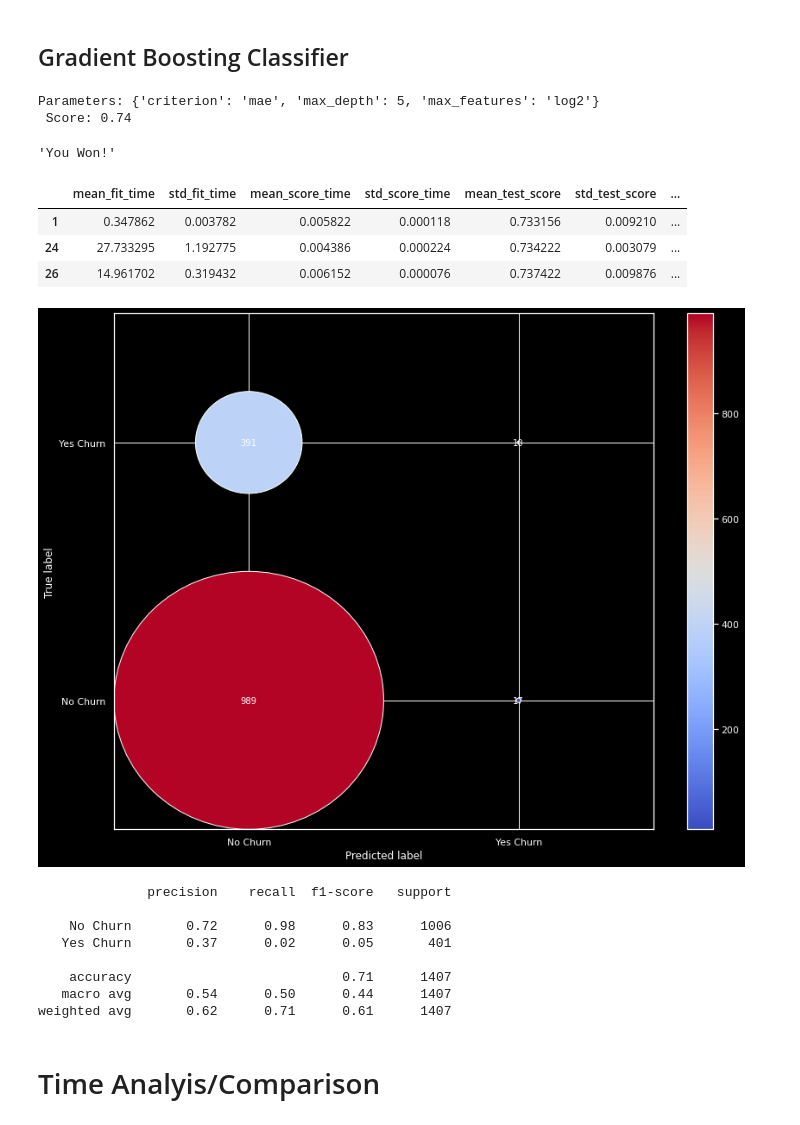
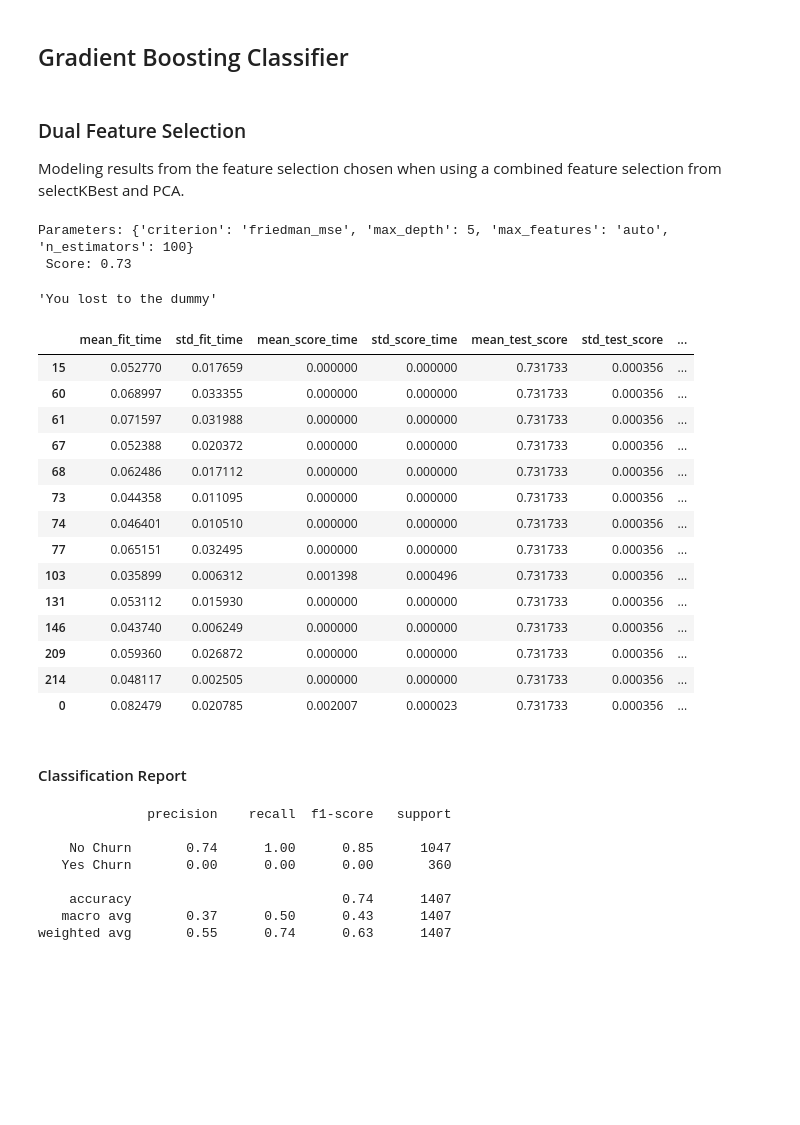
Before and after one commit to KalikaKay/Thinkful-Notebooks, a Jupyter notebook: Supervised_Learning_Model_Selection.ipynb, the cells around one changed output. Saved outputs shown, nothing was run; the diff lists cells and outputs as text; code cells hidden in the pictures; blank space fills up the shorter version.

```diff
--- a/Supervised_Learning_Model_Selection.ipynb
+++ b/Supervised_Learning_Model_Selection.ipynb
@@ -827,0 +1307,3 @@ weighted avg       0.51      0.71      0.60      1407
+# %%
+#Update the results table
+results = results.append(getBest(srfc, sskb, rfcGs.cv_results_, rfcGs.best_index_))
@@ -827,0 +1314,7 @@ weighted avg       0.51      0.71      0.60      1407
+# %%
+#resultl report assignment.
+rfcGs.fit(PX_train, py_train)
+#Prediction on the holdout model.
+rfcP = rfcGs.predict(PX_test)
+#Classification report
+print(classification_report(py_test, rfcP, target_names=target_names))
@@ -828,2 +1334,5 @@ weighted avg       0.51      0.71      0.60      1407
+# %%
+#Update the results table
+results = results.append(getBest(srfc, spca, rfcGs.cv_results_, rfcGs.best_index_))
 # %% [markdown]
 ## Gradient Boosting Classifier
@@ -830,49 +1344,53 @@ weighted avg       0.51      0.71      0.60      1407
+# %% [markdown]
+### Dual Feature Selection
+Modeling results from the feature selection chosen when using a combined feature selection from selectKBest and PCA.
 # %%
 #Gradient Boosting Classifier
-gbc = GradientBoostingClassifier()
-
-#parameters
-gbcPara = {'criterion': ['friedman_mse', 'mse', 'mae'],
-           'max_features': mf,
-           'max_depth': md
-          }
+gbc = GradientBoostingClassifier(n_iter_no_change=2)
 
 gbcGs = GridSearchCV(gbc, gbcPara, cv=cv)
-
+### Remove this and above - code has been move to sit in GBC section.
 gbcGs.fit(X_train, y_train)
 
 print("Parameters: {} \n Score: {:.2f}".format(gbcGs.best_params_, gbcGs.best_score_))
 dummyCompetition(gbcGs.best_score_)
 # %% [output]
-Parameters: {'criterion': 'mae', 'max_depth': 5, 'max_features': 'log2'}
- Score: 0.74
+Parameters: {'criterion': 'friedman_mse', 'max_depth': 5, 'max_features': 'auto', 'n_estimators': 100}
+ Score: 0.73
-'You Won!'
+'You lost to the dummy'
 # %%
 #Update the results table
-results = results.append(getBest('gbc', gbcGs.cv_results_, gbcGs.best_index_))
+results = results.append(getBest('gbc', dual, gbcGs.cv_results_, gbcGs.best_index_))
 #look at the results
 results[results['model'] == 'gbc'].dropna(axis=1)
 # %% [output]
 |  | mean_fit_time | std_fit_time | mean_score_time | std_score_time | mean_test_score | std_test_score | ... |
-| 1 | 0.347862 | 0.003782 | 0.005822 | 0.000118 | 0.733156 | 0.009210 | ... |
-| 24 | 27.733295 | 1.192775 | 0.004386 | 0.000224 | 0.734222 | 0.003079 | ... |
-| 26 | 14.961702 | 0.319432 | 0.006152 | 0.000076 | 0.737422 | 0.009876 | ... |
+| 15 | 0.052770 | 0.017659 | 0.000000 | 0.000000 | 0.731733 | 0.000356 | ... |
+| 60 | 0.068997 | 0.033355 | 0.000000 | 0.000000 | 0.731733 | 0.000356 | ... |
+| 61 | 0.071597 | 0.031988 | 0.000000 | 0.000000 | 0.731733 | 0.000356 | ... |
+| 67 | 0.052388 | 0.020372 | 0.000000 | 0.000000 | 0.731733 | 0.000356 | ... |
+| 68 | 0.062486 | 0.017112 | 0.000000 | 0.000000 | 0.731733 | 0.000356 | ... |
+| 73 | 0.044358 | 0.011095 | 0.000000 | 0.000000 | 0.731733 | 0.000356 | ... |
+| 74 | 0.046401 | 0.010510 | 0.000000 | 0.000000 | 0.731733 | 0.000356 | ... |
+| 77 | 0.065151 | 0.032495 | 0.000000 | 0.000000 | 0.731733 | 0.000356 | ... |
+| 103 | 0.035899 | 0.006312 | 0.001398 | 0.000496 | 0.731733 | 0.000356 | ... |
+| 131 | 0.053112 | 0.015930 | 0.000000 | 0.000000 | 0.731733 | 0.000356 | ... |
+| 146 | 0.043740 | 0.006249 | 0.000000 | 0.000000 | 0.731733 | 0.000356 | ... |
+| 209 | 0.059360 | 0.026872 | 0.000000 | 0.000000 | 0.731733 | 0.000356 | ... |
+| 214 | 0.048117 | 0.002505 | 0.000000 | 0.000000 | 0.731733 | 0.000356 | ... |
+| 0 | 0.082479 | 0.020785 | 0.002007 | 0.000023 | 0.731733 | 0.000356 | ... |
+# %% [markdown]
+#### Classification Report
 # %%
 #Predictions on the holdout
 gbcP = gbcGs.predict(X_test)
-plot_cm(confusion_matrix(y_test, gbcP),['No Churn','Yes Churn'],False)
+print(classification_report(y_test, gbcP, target_names=target_names))
 # %% [output]
-[figure, removed]
+              precision    recall  f1-score   support
+
+    No Churn       0.74      1.00      0.85      1047
+   Yes Churn       0.00      0.00      0.00       360
+
+    accuracy                           0.74      1407
+   macro avg       0.37      0.50      0.43      1407
+weighted avg       0.55      0.74      0.63      1407
-# %%
-print(classification_report(y_test, gbcP, target_names=target_names))
-# %% [output]
-              precision    recall  f1-score   support
-
-    No Churn       0.72      0.98      0.83      1006
-   Yes Churn       0.37      0.02      0.05       401
-
-    accuracy                           0.71      1407
-   macro avg       0.54      0.50      0.44      1407
-weighted avg       0.62      0.71      0.61      1407
-# %% [markdown]
-# Time Analyis/Comparison
```
Also changed, not shown: parts of 159 cells of this notebook.
